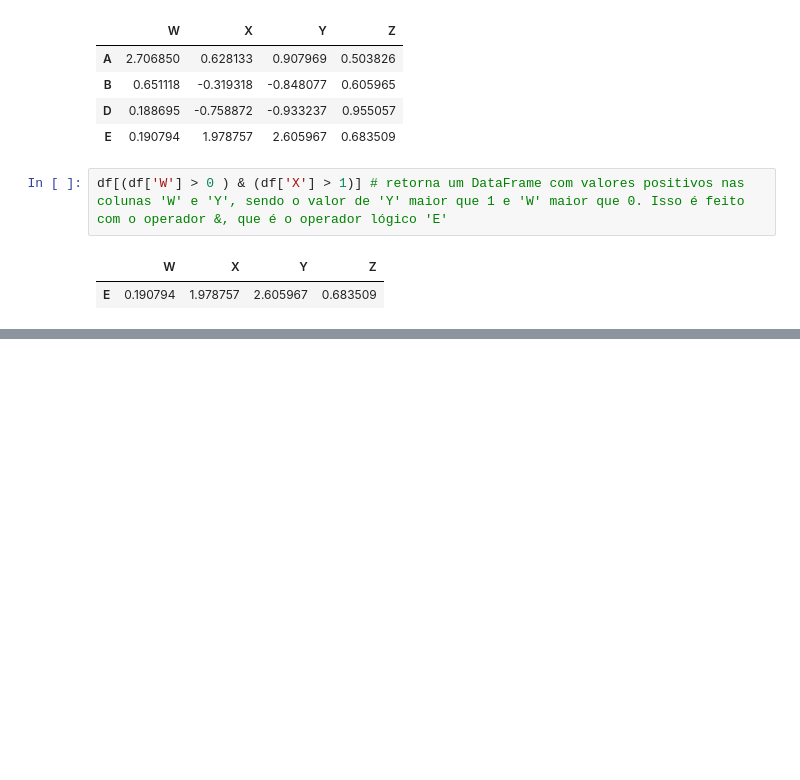
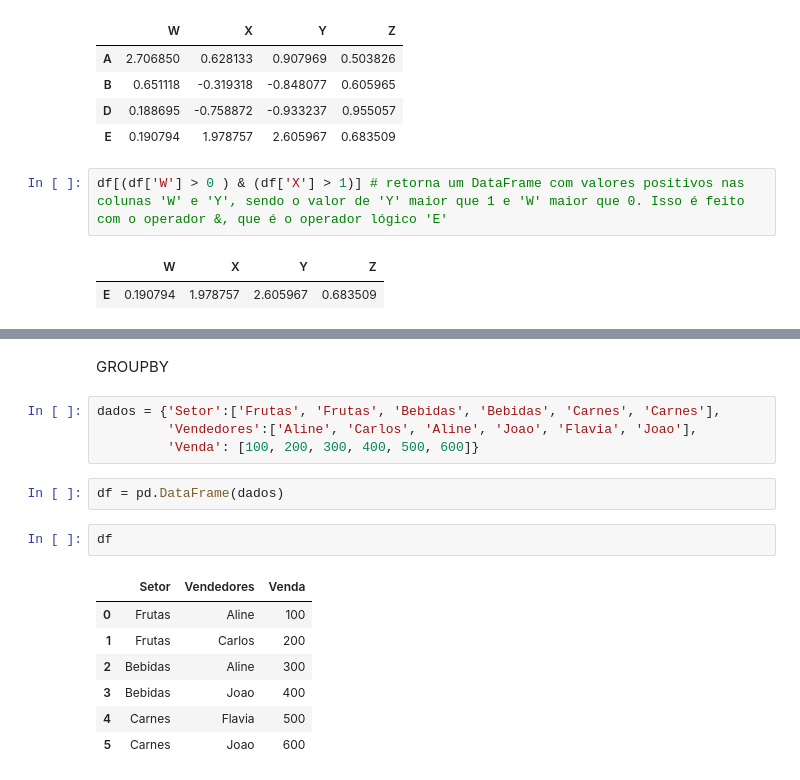
Before and after one commit to CaiqueFreitasFagundes/PROJETOS, a Jupyter notebook: AULAS/aula_pandas.ipynb, the cells around one changed output, grey strips where cells are left out. Drawn from its saved outputs; the diff is of its cells as text; blank space fills up the shorter version.

```diff
--- a/AULAS/aula_pandas.ipynb
+++ b/AULAS/aula_pandas.ipynb
@@ -271,0 +317,18 @@ df[(df['W'] > 0 ) & (df['X'] > 1)] # retorna um DataFrame com valores positivos
+# %% [markdown]
+GROUPBY
+# %%
+dados = {'Setor':['Frutas', 'Frutas', 'Bebidas', 'Bebidas', 'Carnes', 'Carnes'],
+         'Vendedores':['Aline', 'Carlos', 'Aline', 'Joao', 'Flavia', 'Joao'],
+         'Venda': [100, 200, 300, 400, 500, 600]}
+# %%
+df = pd.DataFrame(dados)
+# %%
+df
+# %% [output]
+|  | Setor | Vendedores | Venda |
+| 0 | Frutas | Aline | 100 |
+| 1 | Frutas | Carlos | 200 |
+| 2 | Bebidas | Aline | 300 |
+| 3 | Bebidas | Joao | 400 |
+| 4 | Carnes | Flavia | 500 |
+| 5 | Carnes | Joao | 600 |
```
Also changed, not shown: parts of 8 cells of this notebook.
